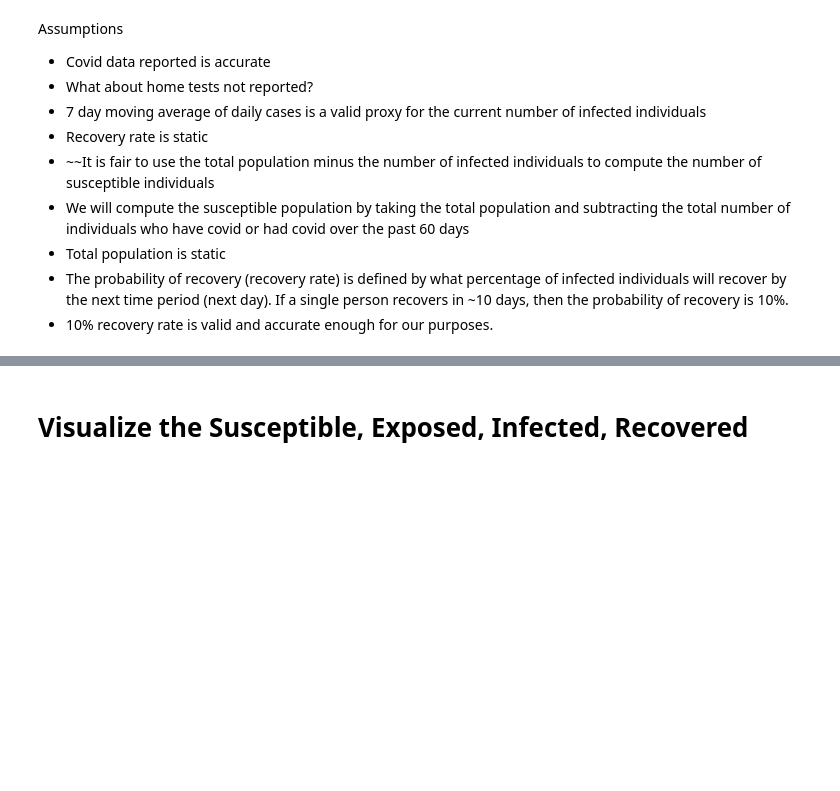
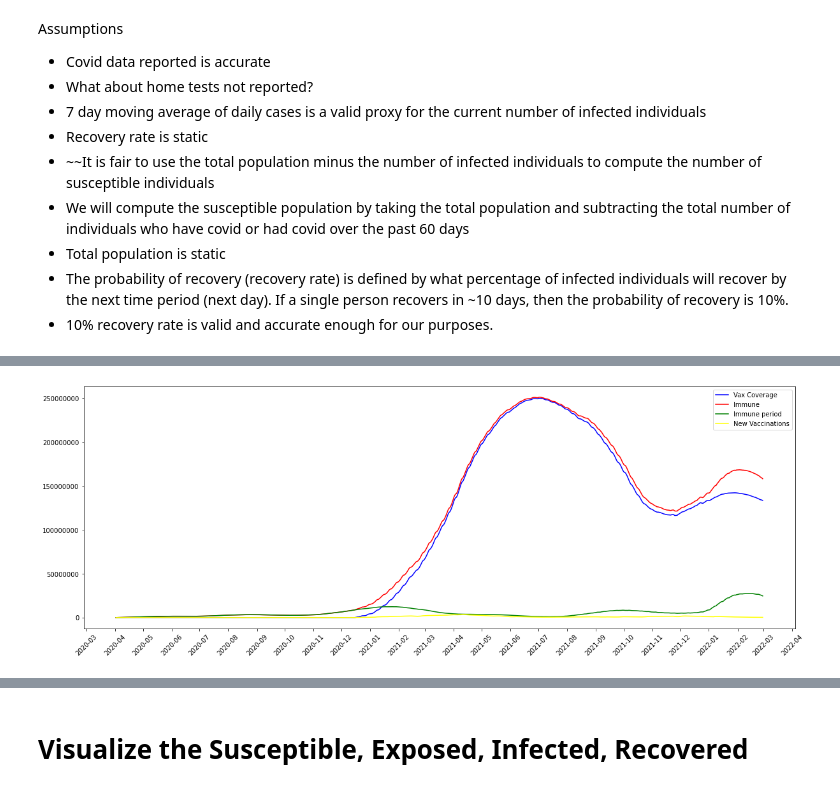
Before and after one commit to blarson007/covid, a Jupyter notebook: SIR Model - Fit to Covid Data.ipynb, the cells around one changed output, grey strips where cells are left out. Drawn from its saved outputs; the diff is of its cells as text; code cells hidden in the pictures; blank space fills up the shorter version.

```diff
--- a/SIR Model - Fit to Covid Data.ipynb
+++ b/SIR Model - Fit to Covid Data.ipynb
@@ -115,6 +118,6 @@ df.head()
 # %%
 # Let's define the susceptible population to exclude people who have had covid in the last 60 days
-df['immune_period'] = df.cases.rolling(60).sum()
+df['immune_period'] = df.cases.rolling(60, min_periods=1).sum()
 # %%
 df['immune_period'] = df.apply(
     lambda x: x.cases if np.isnan(x.immune_period) else x.immune_period, axis=1
@@ -121,0 +154,34 @@ df['immune_period'] = df.apply(
+# %%
+# merge vaccination data set to main dataframe
+merge_df = pd.merge(df, vaccine_df, how='left', left_on='date', right_on='date')
+# %%
+merge_df = merge_df.apply(lambda x: x.fillna(0) if x.dtype.kind in 'biufc' else x.fillna(''))
+# %%
+# compute Susceptible population
+vax_effectiveness = .75 # 75% effectiveness
+vax_duration = 182 # lasts for 6 months
+
+merge_df['vax_coverage'] = vax_effectiveness * merge_df.new_vaccinations.rolling(vax_duration, min_periods=1).sum()
+merge_df['immune'] = merge_df.vax_coverage + merge_df.immune_period
+# %%
+fig, ax = plt.subplots(figsize=(20,7))
+
+# Plot the dates on the x axis and the percentage of people vaccinated on the y axis
+ax.plot(merge_df.date, merge_df.vax_coverage, color='blue', label='Vax Coverage')
+ax.plot(merge_df.date, merge_df.immune, color='red', label='Immune')
+ax.plot(merge_df.date, merge_df.immune_period, color='green', label='Immune period')
+ax.plot(merge_df.date, merge_df.new_vaccinations_smoothed, color='yellow', label='New Vaccinations')
+
+# Format the dates on the x axis
+ax.xaxis.set_major_locator(mdates.MonthLocator())
+ax.xaxis.set_major_formatter(mdates.DateFormatter('%Y-%m'))
+ax.xaxis.set_minor_locator(mdates.MonthLocator())
+ax.tick_params(axis='x', rotation=45)
+
+ax.yaxis.set_major_formatter(StrMethodFormatter('{x:.0f}'))
+ax.yaxis.set_minor_formatter(NullFormatter())
+
+fig.legend(loc="upper right", bbox_to_anchor=(1,1), bbox_transform=ax.transAxes)
+plt.show()
+# %% [output]
+[figure, added]
```
Also changed, not shown: parts of 21 cells of this notebook.
